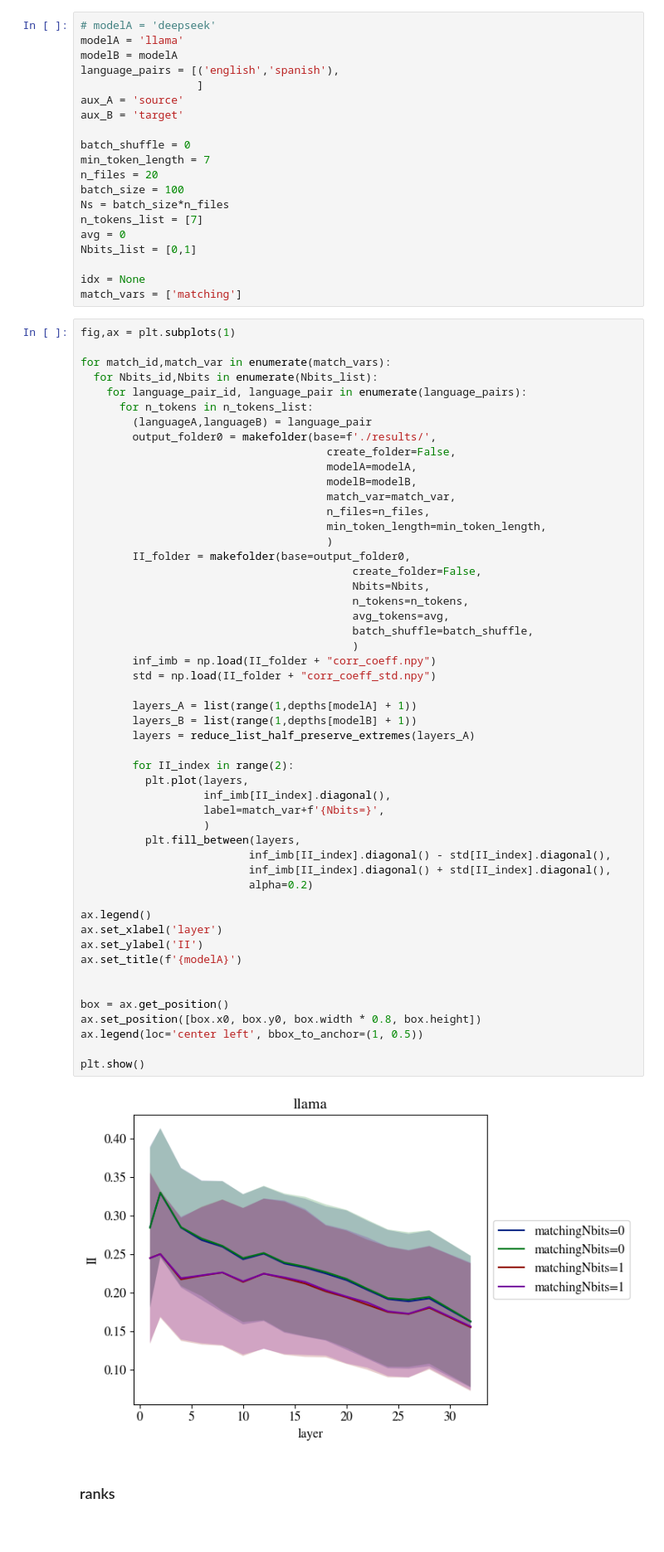
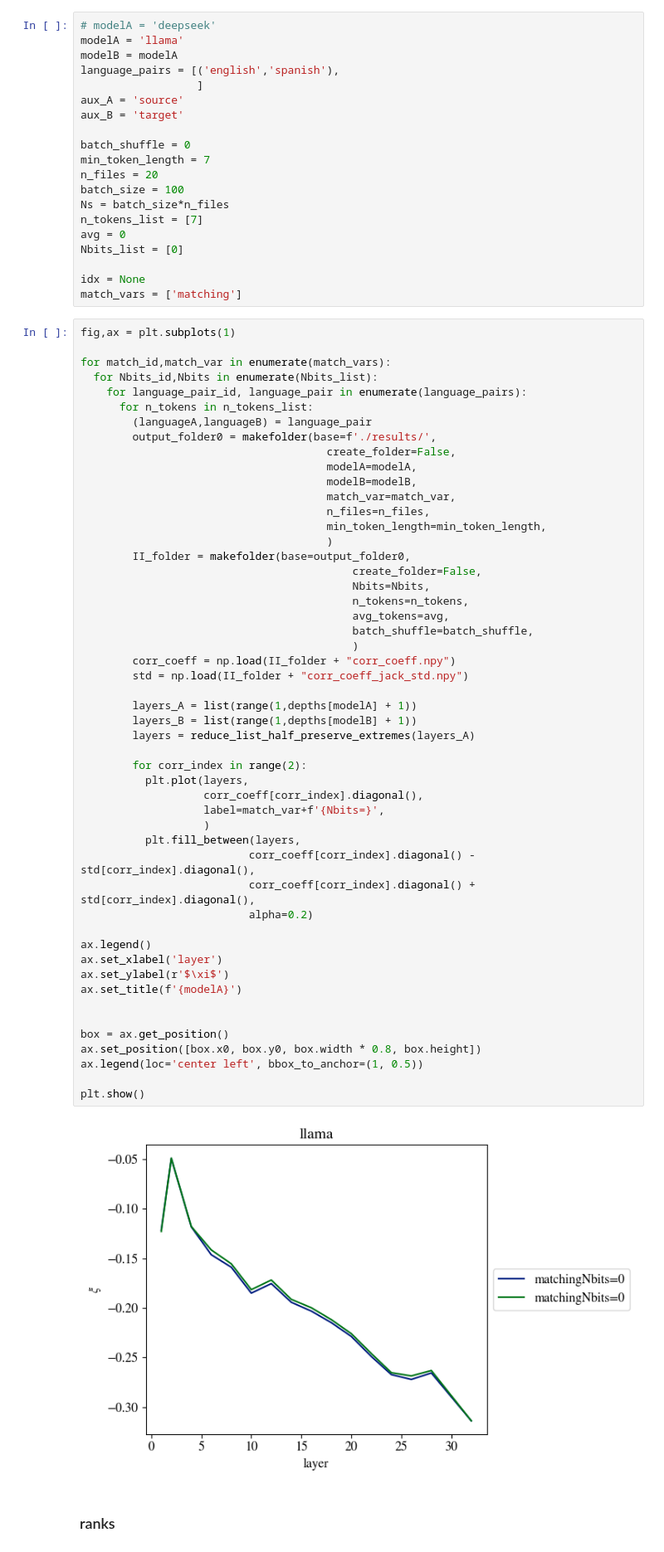
Before and after one commit to acevedo-s/syn-sem, a Jupyter notebook: corr_coeff.ipynb, the cells around one changed output. Shown at 83% size. Cells and saved outputs as stored; diff of their text form.

```diff
--- a/corr_coeff.ipynb
+++ b/corr_coeff.ipynb
@@ -43,7 +43,7 @@ batch_size = 100
 Ns = batch_size*n_files
 n_tokens_list = [7]
 avg = 0
-Nbits_list = [0,1]
+Nbits_list = [0]
 
 idx = None
 match_vars = ['matching']
@@ -65,41 +65,41 @@ for match_id,match_var in enumerate(match_vars):
                                       )
         II_folder = makefolder(base=output_folder0,
                                           create_folder=False,
                                           Nbits=Nbits,
                                           n_tokens=n_tokens,
                                           avg_tokens=avg,
                                           batch_shuffle=batch_shuffle,
                                           )
-        inf_imb = np.load(II_folder + "corr_coeff.npy")
-        std = np.load(II_folder + "corr_coeff_std.npy")
+        corr_coeff = np.load(II_folder + "corr_coeff.npy")
+        std = np.load(II_folder + "corr_coeff_jack_std.npy")
 
         layers_A = list(range(1,depths[modelA] + 1))
         layers_B = list(range(1,depths[modelB] + 1))
         layers = reduce_list_half_preserve_extremes(layers_A)
 
-        for II_index in range(2):
+        for corr_index in range(2):
           plt.plot(layers,
-                   inf_imb[II_index].diagonal(),
+                   corr_coeff[corr_index].diagonal(),
                    label=match_var+f'{Nbits=}',
                    )
           plt.fill_between(layers,
-                          inf_imb[II_index].diagonal() - std[II_index].diagonal(),
-                          inf_imb[II_index].diagonal() + std[II_index].diagonal(),
+                          corr_coeff[corr_index].diagonal() - std[corr_index].diagonal(),
+                          corr_coeff[corr_index].diagonal() + std[corr_index].diagonal(),
                           alpha=0.2)
 
 ax.legend()
 ax.set_xlabel('layer')
-ax.set_ylabel('II')
+ax.set_ylabel(r'$\xi$')
 ax.set_title(f'{modelA}')
 
 
 box = ax.get_position()
 ax.set_position([box.x0, box.y0, box.width * 0.8, box.height])
 ax.legend(loc='center left', bbox_to_anchor=(1, 0.5))
 
 plt.show()
 # %% [output]
-[figure, old version]
+[figure, new version]
 # %% [markdown]
 ### ranks
 # %%
```
Also changed, not shown: parts of 4 cells of this notebook, 7 other files.
